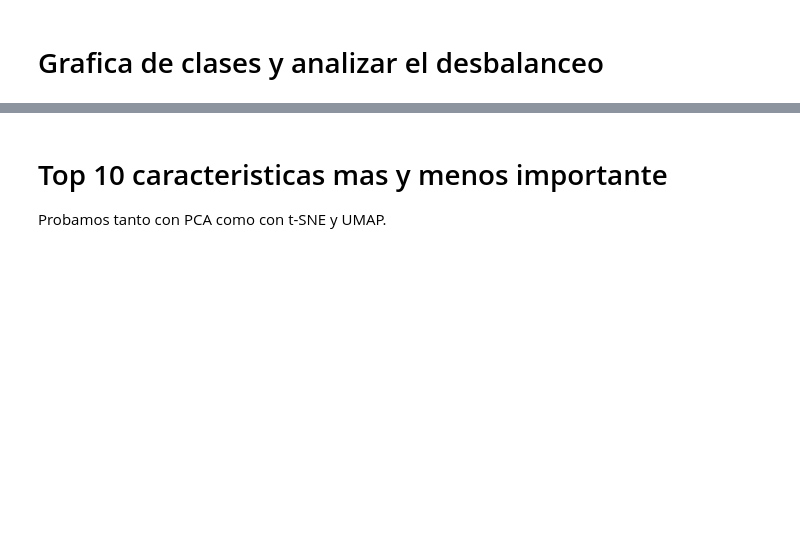
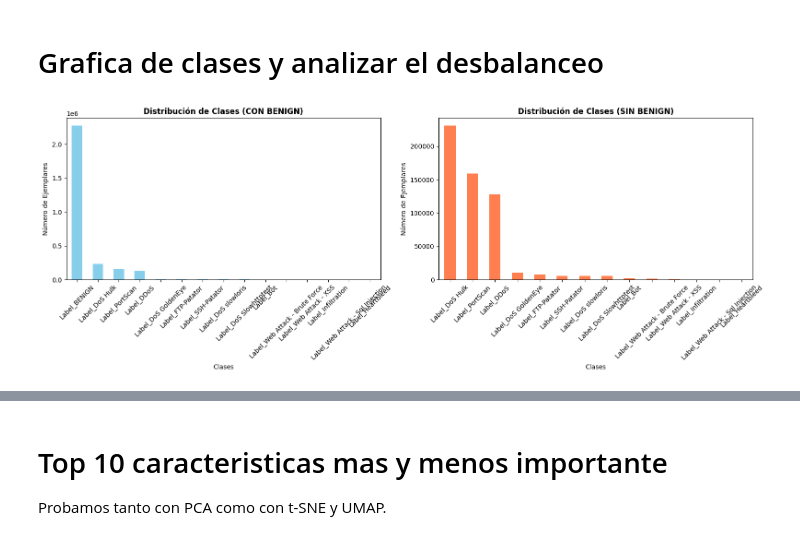
Before and after one commit to pabloChantada/cyber, a Jupyter notebook: analisis.ipynb, the cells around one changed output, grey strips where cells are left out. Saved outputs shown, nothing was run; the diff lists cells and outputs as text; code cells hidden in the pictures; blank space fills up the shorter version.

Commit message:
modify: dejar analisis.ipynb como versión anterior borrando los experimentos rápidos

```diff
--- a/analisis.ipynb
+++ b/analisis.ipynb
@@ -213,13 +181,15 @@ Clases multiclase codificadas:
 # %%
-print("Columnas añadidas para análisis:")
-print("- hour")
-print("- day_of_week")
-print("- label_binary")
-print("- label_multiclass_encoded")
+# Añadimos las columnas codificadas al DataFrame original
+encoded_df = pd.DataFrame(encoded_array, columns=encoder.get_feature_names_out(['Label']))
+df = pd.concat([df, encoded_df], axis=1)
 
-print(f"\nShape actual del dataset: {df.shape}")
-print(f"Número total de columnas: {df.shape[1]}")
+# Eliminar la columna de label orginal y las columnas de IPs, Flow ID y Timestamp,
+#  ya que no aportan informacion util para el analisis y son categoricas no codificables
 
-# En esta fase NO eliminamos todavía Flow ID, IPs o Timestamp:
-# las conservamos para el análisis exploratorio y justificamos su exclusión más adelante en el modelado.
+# Al ser esto el analisis y no el preprocesado, no eliminamos estas columnas (creo=?)
+# df = df.drop(columns=['Label', 'Flow ID', 'Source IP', 'Destination IP', 'Timestamp'], errors='ignore')
+
+# De esta forma nos quedan las 85 columnas originales + 15 columnas codificadas
+print(f"Shape del dataset después de limpiar: {df.shape}")
+print(f"Columnas numéricas + etiquetas codificadas: {df.shape[1]}")
 # %% [output]
@@ -234,47 +198,50 @@ Número total de columnas: 89
 # %% [markdown]
 # Grafica de clases y analizar el desbalanceo
 # %%
-#import matplotlib.pyplot as plt
+import matplotlib.pyplot as plt
 
 # Grafica de clases CON BENIGN
-#class_counts = df[['Label_BENIGN', 'Label_Bot', 'Label_DDoS', 'Label_DoS GoldenEye',
-#                   'Label_DoS Hulk', 'Label_DoS Slowhttptest', 'Label_DoS slowloris',
-#                   'Label_FTP-Patator', 'Label_Heartbleed', 'Label_Infiltration',
-#                   'Label_PortScan', 'Label_SSH-Patator', 'Label_Web Attack - Brute Force',
-#                   'Label_Web Attack - Sql Injection', 'Label_Web Attack - XSS']].sum()
+class_counts = df[['Label_BENIGN', 'Label_Bot', 'Label_DDoS', 'Label_DoS GoldenEye',
+                   'Label_DoS Hulk', 'Label_DoS Slowhttptest', 'Label_DoS slowloris',
+                   'Label_FTP-Patator', 'Label_Heartbleed', 'Label_Infiltration',
+                   'Label_PortScan', 'Label_SSH-Patator', 'Label_Web Attack - Brute Force',
+                   'Label_Web Attack - Sql Injection', 'Label_Web Attack - XSS']].sum()
 
 # Descendente
-#class_counts = class_counts.sort_values(ascending=False)
+class_counts = class_counts.sort_values(ascending=False)
 
-#fig, (ax1, ax2) = plt.subplots(1, 2, figsize=(16, 6))
+fig, (ax1, ax2) = plt.subplots(1, 2, figsize=(16, 6))
 
 # CON BENIGN
-#class_counts.plot(kind='bar', ax=ax1, color='skyblue')
-#ax1.set_title('Distribución de Clases (CON BENIGN)', fontsize=12, fontweight='bold')
-#ax1.set_xlabel('Clases')
-#ax1.set_ylabel('Número de Ejemplares')
-#ax1.tick_params(axis='x', rotation=45)
+class_counts.plot(kind='bar', ax=ax1, color='skyblue')
+ax1.set_title('Distribución de Clases (CON BENIGN)', fontsize=12, fontweight='bold')
+ax1.set_xlabel('Clases')
+ax1.set_ylabel('Número de Ejemplares')
+ax1.tick_params(axis='x', rotation=45)
 
 # SIN BENIGN
-#class_counts_sin_benign.plot(kind='bar', ax=ax2, color='coral')
-#ax2.set_title('Distribución de Clases (SIN BENIGN)', fontsize=12, fontweight='bold')
-#ax2.set_xlabel('Clases')
-#ax2.set_ylabel('Número de Ejemplares')
-#ax2.tick_params(axis='x', rotation=45)
+class_counts_sin_benign = class_counts.drop('Label_BENIGN')
+class_counts_sin_benign.plot(kind='bar', ax=ax2, color='coral')
+ax2.set_title('Distribución de Clases (SIN BENIGN)', fontsize=12, fontweight='bold')
+ax2.set_xlabel('Clases')
+ax2.set_ylabel('Número de Ejemplares')
+ax2.tick_params(axis='x', rotation=45)
 
-#plt.tight_layout()
-#plt.show()
+plt.tight_layout()
+plt.show()
 
 # Stats de la distribucion de clases
-#print("Distribución de clases:")
-#print(class_counts)
-#print(f"\nPorcentaje de BENIGN: {(class_counts['Label_BENIGN'] / class_counts.sum() * 100):.2f}%")
-#print(f"\nDistribución sin BENIGN:")
-#print(class_counts_sin_benign)
-#print(f"\nPorcentaje de ataques (sin BENIGN): {(class_counts_sin_benign.sum() / class_counts.sum() * 100):.2f}%")
+print("Distribución de clases:")
+print(class_counts)
+print(f"\nPorcentaje de BENIGN: {(class_counts['Label_BENIGN'] / class_counts.sum() * 100):.2f}%")
+print(f"\nDistribución sin BENIGN:")
+print(class_counts_sin_benign)
+print(f"\nPorcentaje de ataques (sin BENIGN): {(class_counts_sin_benign.sum() / class_counts.sum() * 100):.2f}%")
 
 # Porcentaje de cada clase
-#print(f"\nPorcentaje de cada clase:")
-#class_percentages = (class_counts / class_counts.sum() * 100)
-#for label, percentage in class_percentages.items():
-#    print(f"{label}: {percentage:.2f}%")
+print(f"\nPorcentaje de cada clase:")
+class_percentages = (class_counts / class_counts.sum() * 100)
+for label, percentage in class_percentages.items():
+    print(f"{label}: {percentage:.2f}%")
+# %% [output]
+[figure, added]
```
Also changed, not shown: parts of 15 cells of this notebook.
